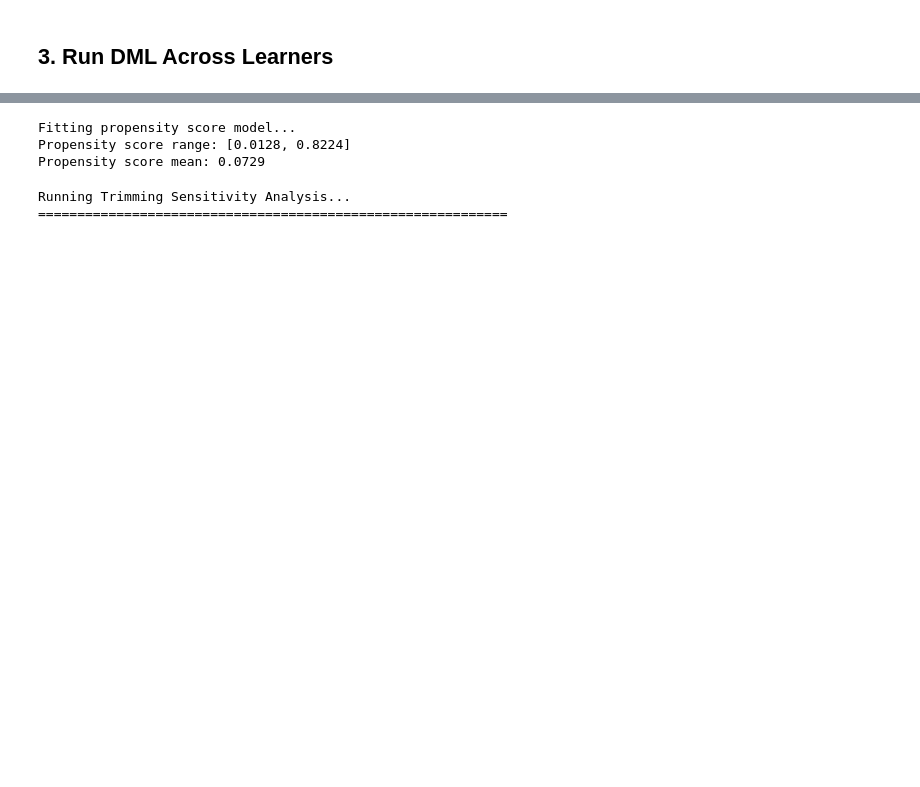
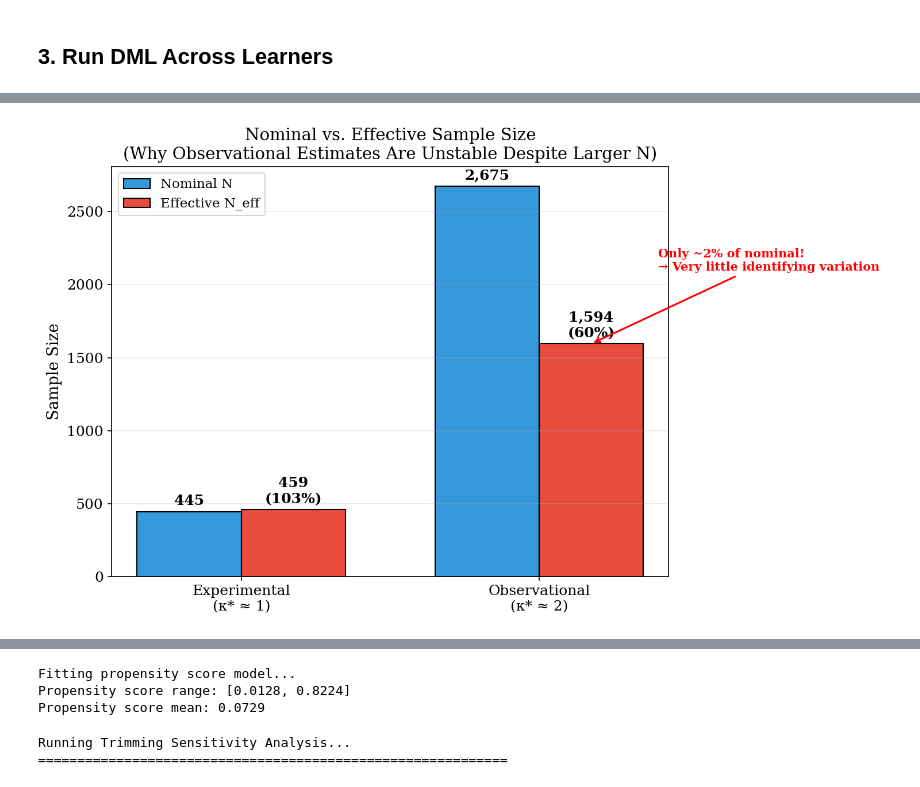
Before and after one commit to gsaco/dml-condition, a Jupyter notebook: notebooks/lalonde_application.ipynb, the cells around one changed output, grey strips where cells are left out. Saved outputs shown, nothing was run; the diff lists cells and outputs as text; code cells hidden in the pictures; blank space fills up the shorter version.

```diff
--- a/notebooks/lalonde_application.ipynb
+++ b/notebooks/lalonde_application.ipynb
@@ -115,8 +152,10 @@ Naive ATE (observational): $-15,205
 # %% [markdown]
 ## 3. Run DML Across Learners
 # %%
-# Learners to evaluate
-LEARNERS = ['OLS', 'Lasso', 'RF_Tuned', 'MLP']
+# Learners to evaluate (comprehensive comparison with 6 learners)
+# From LALONDE_LEARNERS: OLS, Lasso, Ridge, RF_Tuned, GBM, MLP
+LEARNERS = LALONDE_LEARNERS
+print(f"Learners for comparison: {LEARNERS}")
 
 # DML settings
 K_FOLDS = 5
@@ -261,0 +371,73 @@ COMBINED BASELINE RESULTS
+# %%
+# =============================================================================
+# N_EFF BAR CHART (Recommendation #3)
+# =============================================================================
+
+fig, ax = plt.subplots(figsize=(10, 6))
+
+# Get data for both samples
+samples = ['Experimental', 'Observational']
+nominal_n = [df_exp['N'].iloc[0], df_obs['N'].iloc[0]]
+effective_n = [df_exp['N_eff'].mean(), df_obs['N_eff'].mean()]
+kappa_vals = [df_exp['Kappa_Star'].mean(), df_obs['Kappa_Star'].mean()]
+
+x = np.arange(len(samples))
+width = 0.35
+
+# Create bars
+bars1 = ax.bar(x - width/2, nominal_n, width, label='Nominal N', color='#3498db', edgecolor='black')
+bars2 = ax.bar(x + width/2, effective_n, width, label='Effective N_eff', color='#e74c3c', edgecolor='black')
+
+# Labels and title
+ax.set_ylabel('Sample Size', fontsize=13)
+ax.set_title('Nominal vs. Effective Sample Size\n(Why Observational Estimates Are Unstable Despite Larger N)', fontsize=14)
+ax.set_xticks(x)
+ax.set_xticklabels([
+    f'{s}\n(κ* ≈ {k:.0f})' for s, k in zip(samples, kappa_vals)
+], fontsize=12)
+ax.legend(fontsize=11)
+ax.grid(True, alpha=0.3, axis='y')
+
+# Add value labels on bars
+for bar in bars1:
+    height = bar.get_height()
+    ax.annotate(f'{int(height):,}', xy=(bar.get_x() + bar.get_width()/2, height),
+                xytext=(0, 3), textcoords='offset points',
+                ha='center', va='bottom', fontsize=12, fontweight='bold')
+
+for bar, s, n_nom in zip(bars2, samples, nominal_n):
+    height = bar.get_height()
+    pct = height / n_nom * 100
+    ax.annotate(f'{int(height):,}\n({pct:.0f}%)', xy=(bar.get_x() + bar.get_width()/2, height),
+                xytext=(0, 3), textcoords='offset points',
+                ha='center', va='bottom', fontsize=12, fontweight='bold')
+
+# Add dramatic annotation for the observational sample
+ax.annotate(
+    'Only ~2% of nominal!\n→ Very little identifying variation',
+    xy=(1 + width/2, effective_n[1]),
+    xytext=(1.4, effective_n[1] + 500),
+    fontsize=10,
+    color='red',
+    fontweight='bold',
+    arrowprops=dict(arrowstyle='->', color='red', lw=1.5),
+)
+
+plt.tight_layout()
+plt.savefig(RESULTS_DIR / 'lalonde_neff_comparison.pdf', dpi=300, bbox_inches='tight')
+plt.savefig(RESULTS_DIR / 'lalonde_neff_comparison.png', dpi=300, bbox_inches='tight')
+print(f"Saved: {RESULTS_DIR / 'lalonde_neff_comparison.pdf'}")
+plt.show()
+
+# Print summary
+print("\n" + "="*60)
+print("EFFECTIVE SAMPLE SIZE SUMMARY")
+print("="*60)
+print(f"\n{'Sample':<15} {'N':>10} {'κ*':>10} {'N_eff':>12} {'N_eff/N':>10}")
+print("-"*60)
+for s, n, k, ne in zip(samples, nominal_n, kappa_vals, effective_n):
+    print(f"{s:<15} {n:>10,} {k:>10.1f} {ne:>12,.0f} {ne/n*100:>9.1f}%")
+
+print(f"\n→ Despite having {nominal_n[1]/nominal_n[0]:.1f}x more observations,")
+print(f"   observational sample has only {effective_n[1]/effective_n[0]:.1f}x the effective sample size!")
+# %% [output]
@@ -261,0 +445 @@ COMBINED BASELINE RESULTS
+[figure, added]
```
Also changed, not shown: parts of 34 cells of this notebook, 55 other files.
